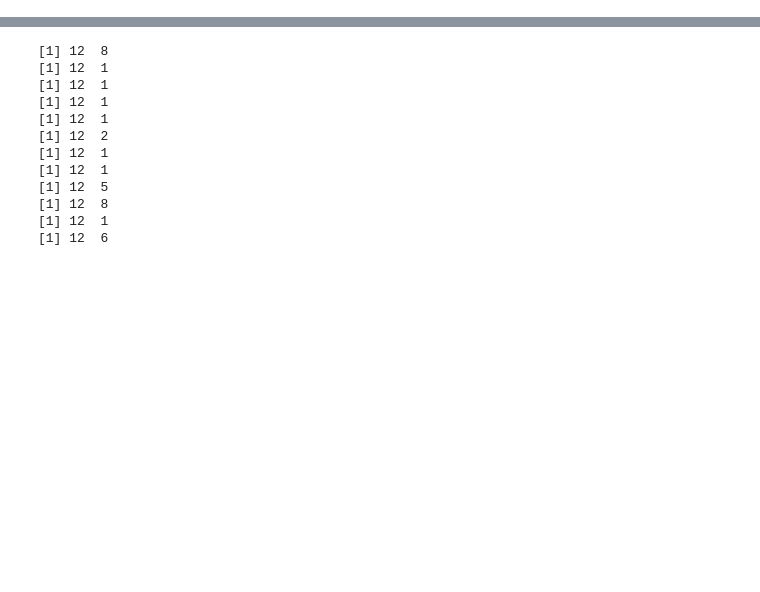
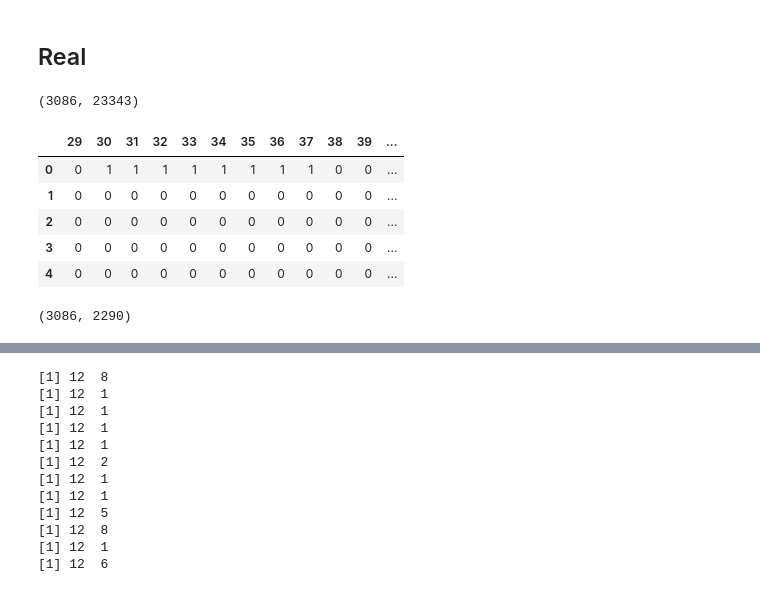
Before and after one commit to gaow/cnv-gene-mapping, a Jupyter notebook: dsc/20190717_workflow.ipynb, the cells around one changed output, grey strips where cells are left out. Saved outputs shown, nothing was run; the diff lists cells and outputs as text; code cells hidden in the pictures; blank space fills up the shorter version.

```diff
--- a/dsc/20190717_workflow.ipynb
+++ b/dsc/20190717_workflow.ipynb
@@ -123,0 +202,17 @@ python: expand = "${ }"
+# %% [markdown]
+## Real
+# %%
+dat = pd.read_csv("~/GIT/cnv-gene-mapping/data/deletion.20.cleaned.histogram.gz", compression = "gzip", header = None, sep = "\t")
+# %%
+dat.shape
+# %% [output]
+(3086, 23343)
+# %%
+dat.iloc[:5, 29:55]
+# %% [output]
+|  | 29 | 30 | 31 | 32 | 33 | 34 | 35 | 36 | 37 | 38 | 39 | ... |
+| 0 | 0 | 1 | 1 | 1 | 1 | 1 | 1 | 1 | 1 | 0 | 0 | ... |
+| 1 | 0 | 0 | 0 | 0 | 0 | 0 | 0 | 0 | 0 | 0 | 0 | ... |
+| 2 | 0 | 0 | 0 | 0 | 0 | 0 | 0 | 0 | 0 | 0 | 0 | ... |
+| 3 | 0 | 0 | 0 | 0 | 0 | 0 | 0 | 0 | 0 | 0 | 0 | ... |
+| 4 | 0 | 0 | 0 | 0 | 0 | 0 | 0 | 0 | 0 | 0 | 0 | ... |
@@ -123,0 +221,4 @@ python: expand = "${ }"
+# %%
+dat1.shape
+# %% [output]
+(3086, 2290)
```
Also changed, not shown: parts of 24 cells of this notebook.
